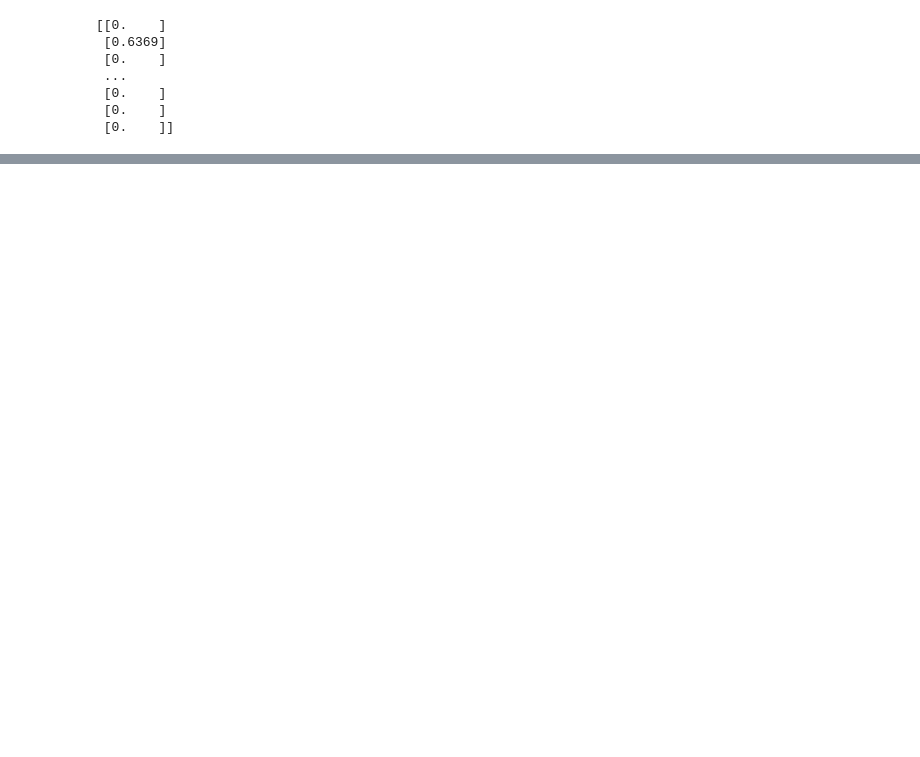
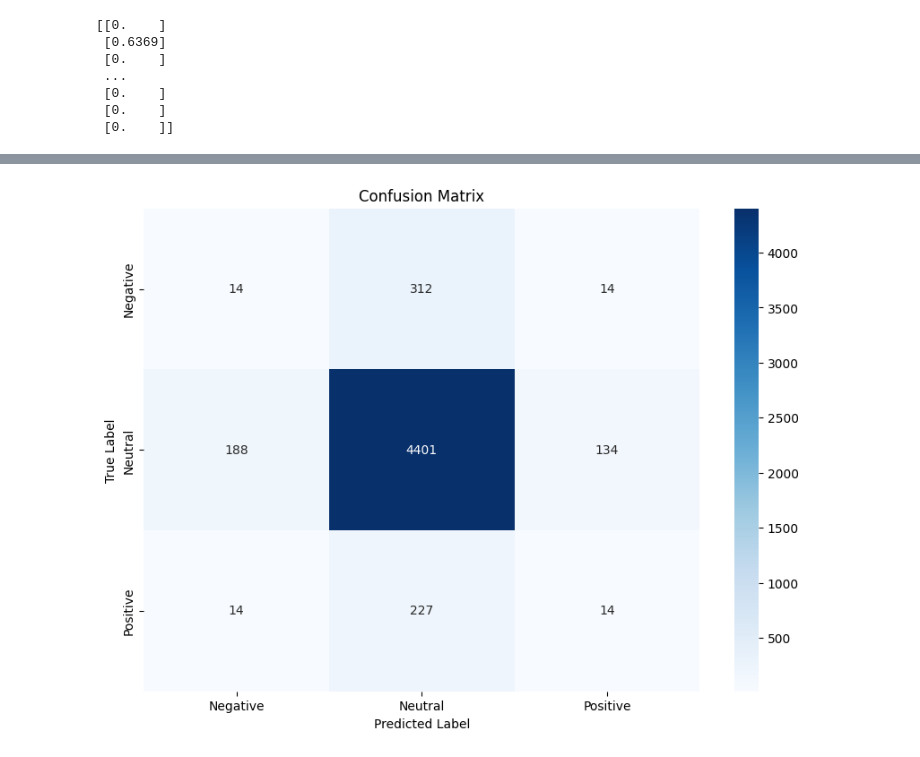
Before and after one commit to gavinwgt/4641project, a Jupyter notebook: models.ipynb, the cells around one changed output, grey strips where cells are left out. Saved outputs shown, nothing was run; the diff lists cells and outputs as text; code cells hidden in the pictures; blank space fills up the shorter version.

```diff
--- a/models.ipynb
+++ b/models.ipynb
@@ -202,0 +262,12 @@ print(labeled_matrix)
+# %%
+unique_label_compound = []
+for lab in unique_label:
+    # unique_label_compound.append(lab["compound"])
+    if lab["compound"] > 0:
+        unique_label_compound.append(1)
+    elif lab["compound"] < 0:
+        unique_label_compound.append(-1)
+    else:
+        unique_label_compound.append(0)
+unique_label_compound = np.array(unique_label_compound)
+print(unique_label_compound)
@@ -202,0 +276,9 @@ print(labeled_matrix)
+# %%
+X_train, X_test, y_train, y_test = train_test_split(unique_array, unique_label_compound, test_size=0.30, random_state=40)
+# %%
+y_train = np.ravel(y_train)
+mlp = MLPClassifier(hidden_layer_sizes=(100,100,100), activation='relu', solver='adam', max_iter=500)
+mlp.fit(X_train,y_train)
+
+predict_train = mlp.predict(X_train)
+predict_test = mlp.predict(X_test)
@@ -202,0 +318,11 @@ print(labeled_matrix)
+# %%
+cm_df = pd.DataFrame(confusion_matrix(y_test,predict_test), index=['Negative', 'Neutral', 'Positive'], columns=['Negative', 'Neutral', 'Positive'])
+# %%
+plt.figure(figsize=(10, 7))
+sns.heatmap(cm_df, annot=True, fmt='d', cmap='Blues')
+plt.title('Confusion Matrix')
+plt.ylabel('True Label')
+plt.xlabel('Predicted Label')
+plt.show()
+# %% [output]
+[figure, added]
```
Also changed, not shown: parts of 9 cells of this notebook.
